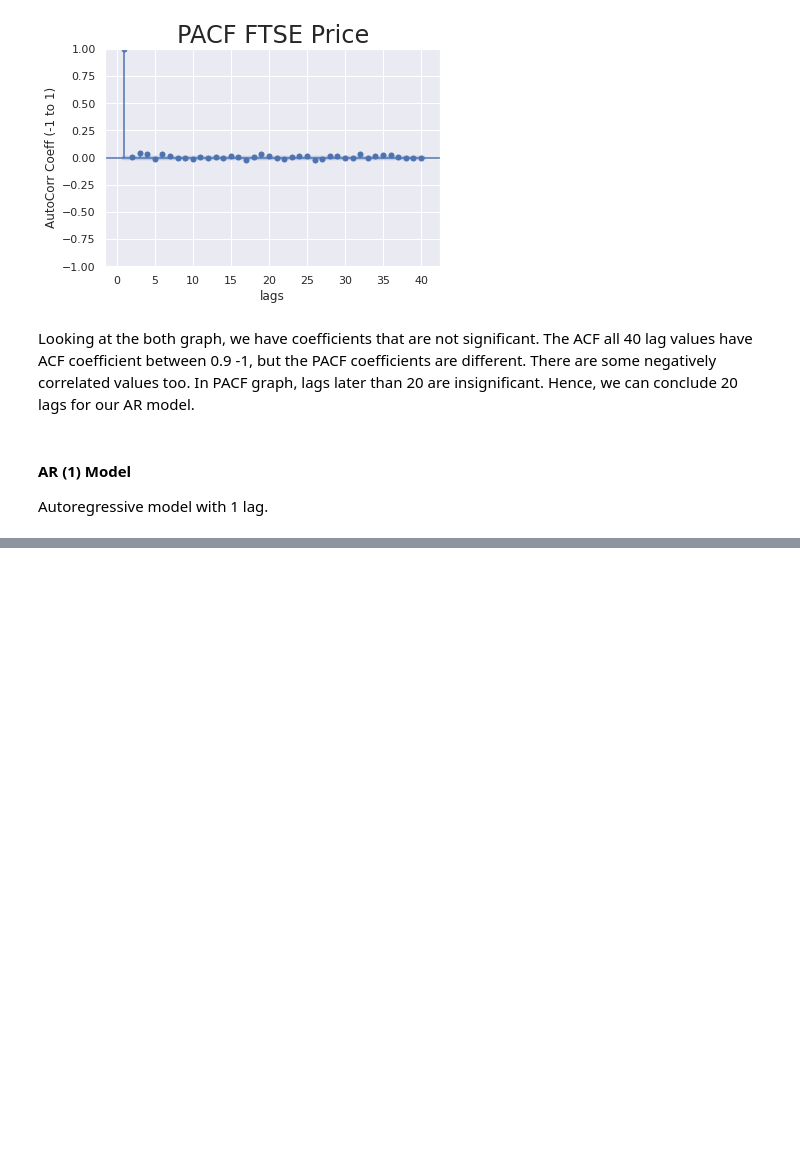
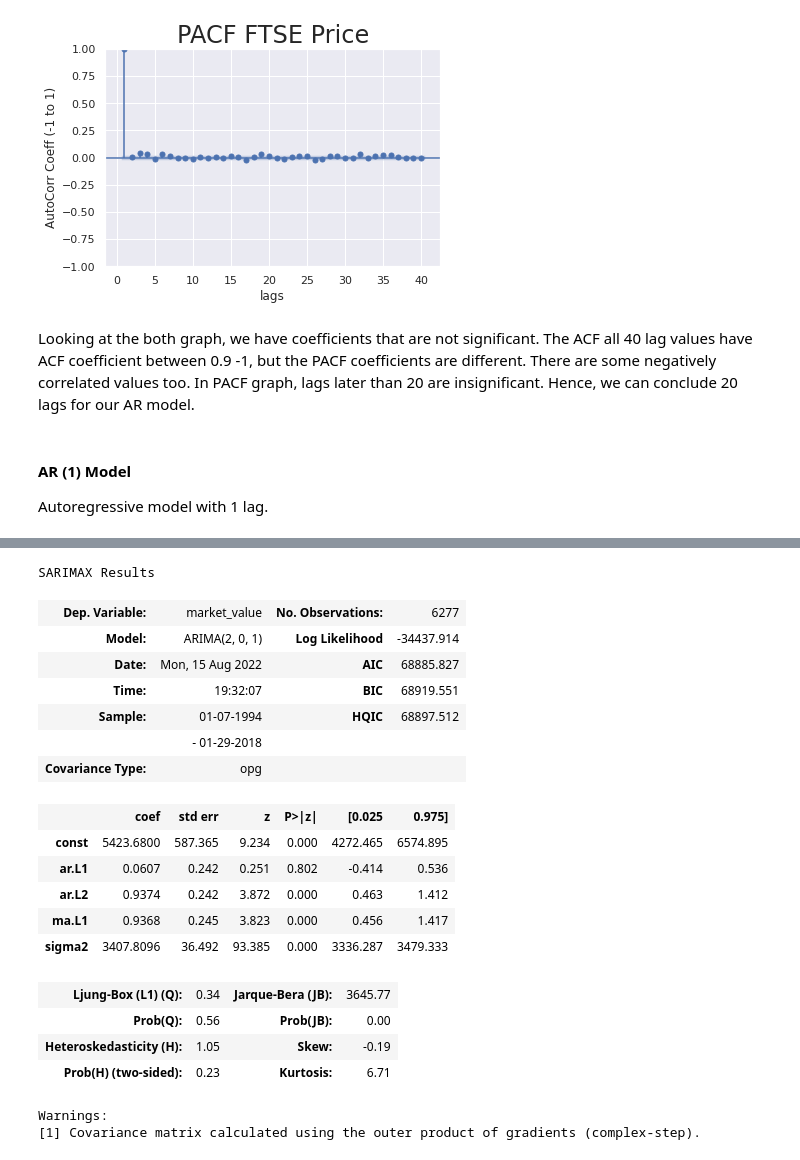
Before and after one commit to pvsnp9/Time-Series-Analysis, a Jupyter notebook: AutoRegressive Model/autoregressive_model.ipynb, the cells around one changed output, grey strips where cells are left out. Cells and saved outputs as stored; diff of their text form; code cells hidden in the pictures; blank space fills up the shorter version.

```diff
--- a/AutoRegressive Model/autoregressive_model.ipynb
+++ b/AutoRegressive Model/autoregressive_model.ipynb
@@ -163,0 +170,25 @@ $P>|z|$ - p-value, we have 0.00, and safe to conclude the \beta_0$ and $\beta_1y
+# %%
+ar2_model = ARIMA(df.market_value, order=(2,0,1))
+ar2_results = ar2_model.fit()
+ar2_results.summary()
+# %% [output]
+SARIMAX Results
+| Dep. Variable: | market_value | No. Observations: | 6277 |
+| Model: | ARIMA(2, 0, 1) | Log Likelihood | -34437.914 |
+| Date: | Mon, 15 Aug 2022 | AIC | 68885.827 |
+| Time: | 19:32:07 | BIC | 68919.551 |
+| Sample: | 01-07-1994 | HQIC | 68897.512 |
+|  | - 01-29-2018 |  |  |
+| Covariance Type: | opg |  |  |
+|  | coef | std err | z | P>|z| | [0.025 | 0.975] |
+| const | 5423.6800 | 587.365 | 9.234 | 0.000 | 4272.465 | 6574.895 |
+| ar.L1 | 0.0607 | 0.242 | 0.251 | 0.802 | -0.414 | 0.536 |
+| ar.L2 | 0.9374 | 0.242 | 3.872 | 0.000 | 0.463 | 1.412 |
+| ma.L1 | 0.9368 | 0.245 | 3.823 | 0.000 | 0.456 | 1.417 |
+| sigma2 | 3407.8096 | 36.492 | 93.385 | 0.000 | 3336.287 | 3479.333 |
+| Ljung-Box (L1) (Q): | 0.34 | Jarque-Bera (JB): | 3645.77 |
+| Prob(Q): | 0.56 | Prob(JB): | 0.00 |
+| Heteroskedasticity (H): | 1.05 | Skew: | -0.19 |
+| Prob(H) (two-sided): | 0.23 | Kurtosis: | 6.71 |
+Warnings:
+[1] Covariance matrix calculated using the outer product of gradients (complex-step).
```
Also changed, not shown: parts of 12 cells of this notebook.
